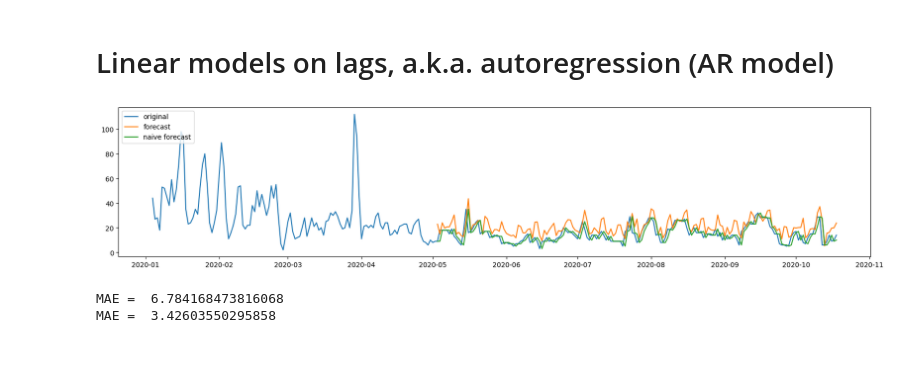
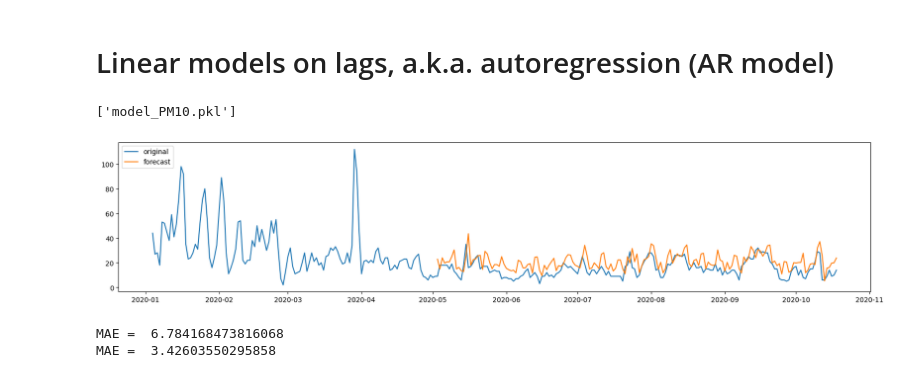
Before and after one commit to mmamei/PCLOUD26, a Jupyter notebook: 15. CloudFunctions/timeseries/intro_timeseries.ipynb, the cells around one changed output. Saved outputs shown, nothing was run; the diff lists cells and outputs as text; code cells hidden in the pictures.

```diff
--- a/15. CloudFunctions/timeseries/intro_timeseries.ipynb
+++ b/15. CloudFunctions/timeseries/intro_timeseries.ipynb
@@ -10,7 +10,7 @@ from pandas.plotting import register_matplotlib_converters
 register_matplotlib_converters()
 from sklearn.metrics import *
 # %%
-df = pd.read_csv('../dataset/CleanData_PM10.csv')
+df = pd.read_csv('CleanData_PM10.csv')
 print(df.info())
 df.head(2)
 # %% [output]
@@ -106,20 +94,3 @@ df.head()
 | 5 | 2020-01-06 | 28.0 | 1 | Monday | 0 | 27.0 | 44.0 | 49.0 |
 | 6 | 2020-01-07 | 18.0 | 1 | Tuesday | 0 | 28.0 | 27.0 | 44.0 |
 | 7 | 2020-01-08 | 53.0 | 1 | Wednesday | 0 | 18.0 | 28.0 | 27.0 |
-# %%
-# A step beyond adding raw lagged values is to add a summary of the values at previous time
-# steps. We can calculate summary statistics across the values in the sliding window and include
-# these as features in our dataset.
-
-
-# function over a rolling window (e.g., rolling mean)
-df['roll3mean'] = df['PM10'].rolling(3).mean()
-df.head()
-
-# function over all the values up to the current one (e.g., minimum value so far)
-df['min_so_far'] = df['PM10'].expanding().min()
-df.head(10)
-
-# difference between current value i-th and a previous value (e.g., diff(2) --> v[i] - v[i-2])
-df['diff2'] = df['PM10'].diff(2)
-df.head(10)
@@ -164 +121,16 @@ from sklearn.linear_model import LinearRegression
+# %%
+from sklearn.linear_model import LinearRegression
+
+
+model = LinearRegression()
+model.fit(train.loc[:,['PM10-1','PM10-2','PM10-3','weekend01']], train['PM10'])
+
+# uso joblib to save the model
+import joblib
+joblib.dump(model, 'model_PM10.pkl')
+# %% [output]
+['model_PM10.pkl']
+# %%
+# leggo il modello dal file
+model = joblib.load('model_PM10.pkl')
 # %%
@@ -176,12 +143,12 @@ yp2 = test['PM10-1']  # naive forecast
 # %%
 plt.figure(figsize = (20, 4))
 plt.plot(df['datetime'],df['PM10'],label='original')
 plt.plot(test['datetime'],yp,label='forecast')
-plt.plot(test['datetime'],yp2,label='naive forecast')
+#plt.plot(test['datetime'],yp2,label='naive forecast')
 plt.legend(loc="upper left")
 plt.show()
 # %% [output]
-[figure, old version]
+[figure, new version]
 # %%
 print('MAE = ',mean_absolute_error(test['PM10'],yp))
 print('MAE = ',mean_absolute_error(test['PM10'],yp2))
```
Also changed, not shown: parts of 4 cells of this notebook, 15 other files.
